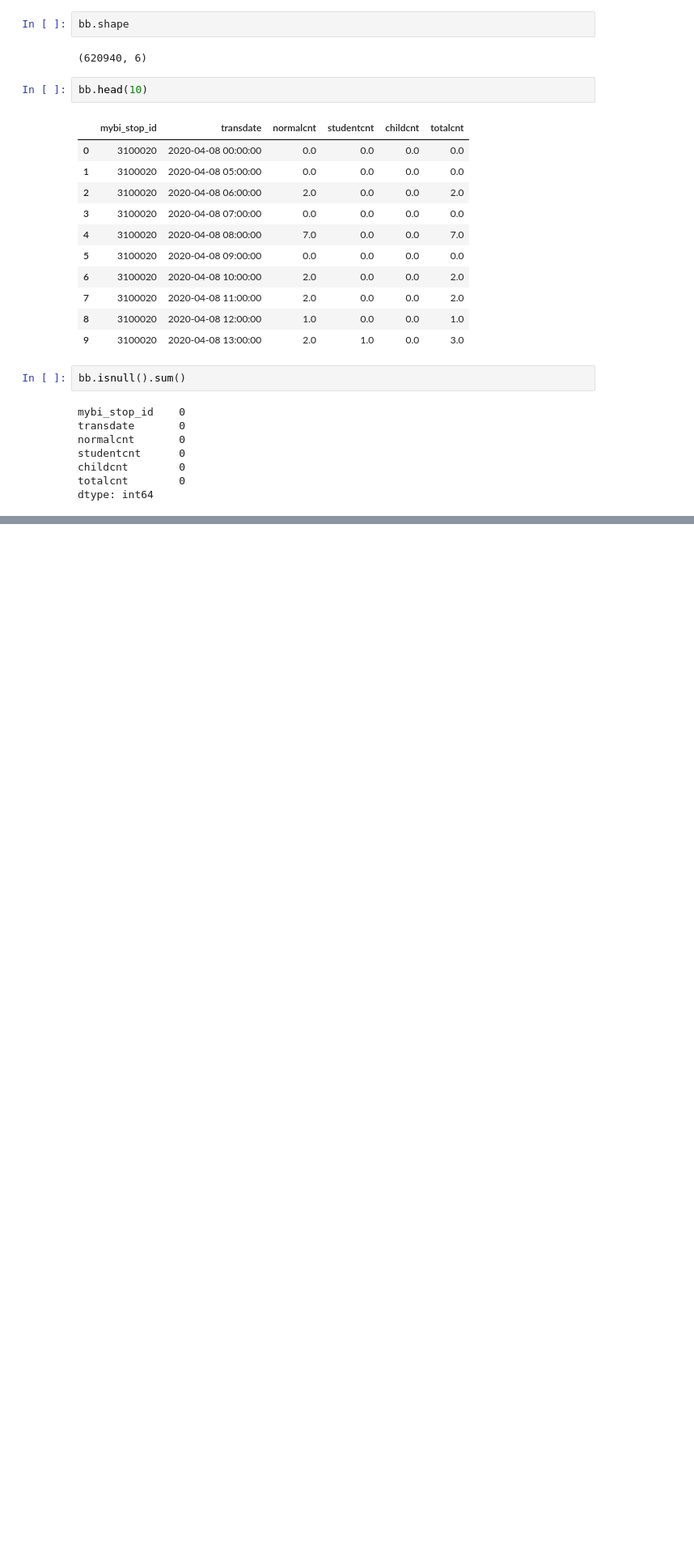
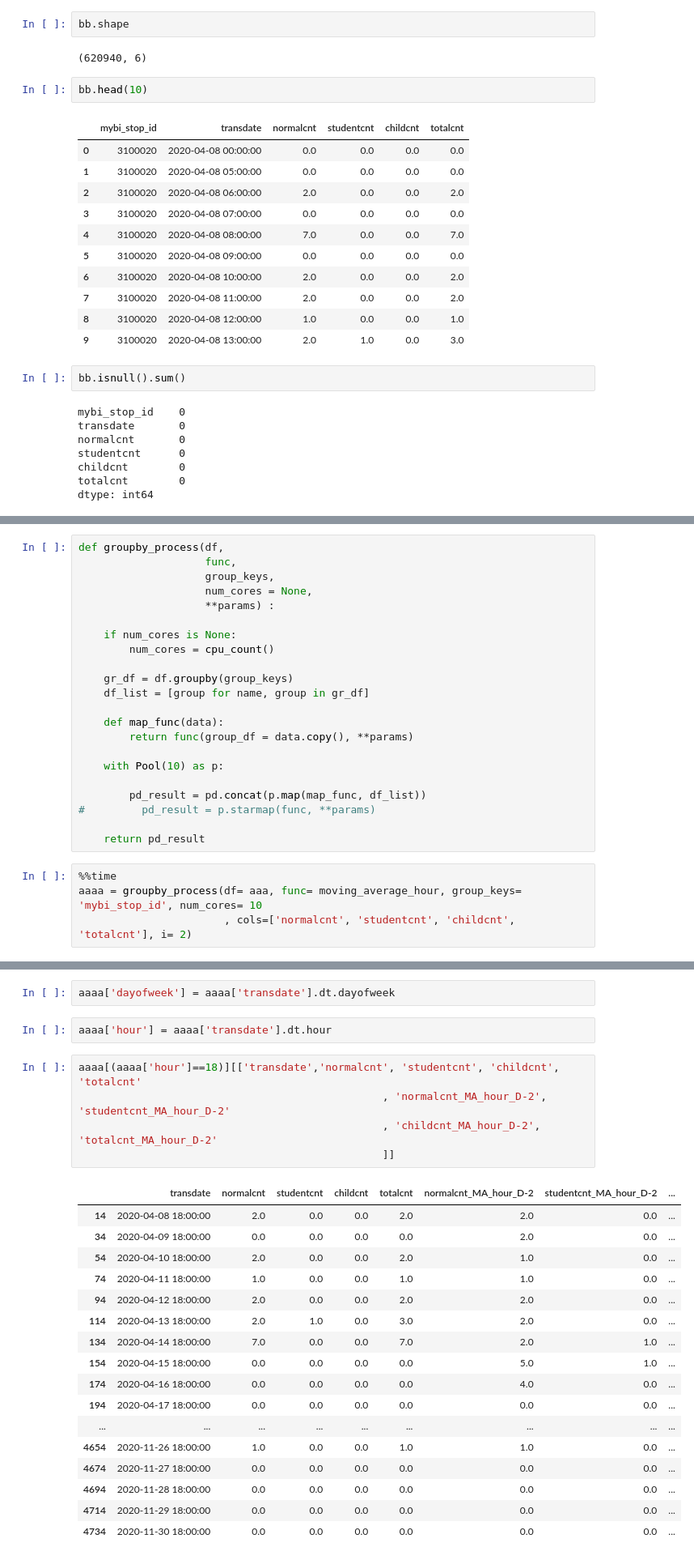
Before and after one commit to Goodmytoy/Passenger_Demand, a Jupyter notebook: model_mr/Fill blank data-Copy1.ipynb, the cells around one changed output, grey strips where cells are left out. Shown at 81% size. Drawn from its saved outputs; the diff is of its cells as text; blank space fills up the shorter version.

```diff
--- a/model_mr/Fill blank data-Copy1.ipynb
+++ b/model_mr/Fill blank data-Copy1.ipynb
@@ -235,0 +656,26 @@ cc.to_parquet("model_mr/mybicard_401_agg_imputation.parquet")
+# %%
+def groupby_process(df,
+                    func,
+                    group_keys,
+                    num_cores = None,
+                    **params) :
+
+    if num_cores is None:
+        num_cores = cpu_count()
+
+    gr_df = df.groupby(group_keys)
+    df_list = [group for name, group in gr_df]
+
+    def map_func(data):
+        return func(group_df = data.copy(), **params)
+
+    with Pool(10) as p:
+
+        pd_result = pd.concat(p.map(map_func, df_list))
+#         pd_result = p.starmap(func, **params)
+
+    return pd_result
+# %%
+%%time
+aaaa = groupby_process(df= aaa, func= moving_average_hour, group_keys= 'mybi_stop_id', num_cores= 10
+                       , cols=['normalcnt', 'studentcnt', 'childcnt', 'totalcnt'], i= 2)
@@ -235,0 +685,27 @@ cc.to_parquet("model_mr/mybicard_401_agg_imputation.parquet")
+# %%
+aaaa['dayofweek'] = aaaa['transdate'].dt.dayofweek
+# %%
+aaaa['hour'] = aaaa['transdate'].dt.hour
+# %%
+aaaa[(aaaa['hour']==18)][['transdate','normalcnt', 'studentcnt', 'childcnt', 'totalcnt'
+                                                , 'normalcnt_MA_hour_D-2', 'studentcnt_MA_hour_D-2'
+                                                , 'childcnt_MA_hour_D-2', 'totalcnt_MA_hour_D-2'
+                                                ]]
+# %% [output]
+|  | transdate | normalcnt | studentcnt | childcnt | totalcnt | normalcnt_MA_hour_D-2 | studentcnt_MA_hour_D-2 | ... |
+| 14 | 2020-04-08 18:00:00 | 2.0 | 0.0 | 0.0 | 2.0 | 2.0 | 0.0 | ... |
+| 34 | 2020-04-09 18:00:00 | 0.0 | 0.0 | 0.0 | 0.0 | 2.0 | 0.0 | ... |
+| 54 | 2020-04-10 18:00:00 | 2.0 | 0.0 | 0.0 | 2.0 | 1.0 | 0.0 | ... |
+| 74 | 2020-04-11 18:00:00 | 1.0 | 0.0 | 0.0 | 1.0 | 1.0 | 0.0 | ... |
+| 94 | 2020-04-12 18:00:00 | 2.0 | 0.0 | 0.0 | 2.0 | 2.0 | 0.0 | ... |
+| 114 | 2020-04-13 18:00:00 | 2.0 | 1.0 | 0.0 | 3.0 | 2.0 | 0.0 | ... |
+| 134 | 2020-04-14 18:00:00 | 7.0 | 0.0 | 0.0 | 7.0 | 2.0 | 1.0 | ... |
+| 154 | 2020-04-15 18:00:00 | 0.0 | 0.0 | 0.0 | 0.0 | 5.0 | 1.0 | ... |
+| 174 | 2020-04-16 18:00:00 | 0.0 | 0.0 | 0.0 | 0.0 | 4.0 | 0.0 | ... |
+| 194 | 2020-04-17 18:00:00 | 0.0 | 0.0 | 0.0 | 0.0 | 0.0 | 0.0 | ... |
+| ... | ... | ... | ... | ... | ... | ... | ... | ... |
+| 4654 | 2020-11-26 18:00:00 | 1.0 | 0.0 | 0.0 | 1.0 | 1.0 | 0.0 | ... |
+| 4674 | 2020-11-27 18:00:00 | 0.0 | 0.0 | 0.0 | 0.0 | 0.0 | 0.0 | ... |
+| 4694 | 2020-11-28 18:00:00 | 0.0 | 0.0 | 0.0 | 0.0 | 0.0 | 0.0 | ... |
+| 4714 | 2020-11-29 18:00:00 | 0.0 | 0.0 | 0.0 | 0.0 | 0.0 | 0.0 | ... |
+| 4734 | 2020-11-30 18:00:00 | 0.0 | 0.0 | 0.0 | 0.0 | 0.0 | 0.0 | ... |
```
Also changed, not shown: parts of 79 cells of this notebook, 2 other files.
